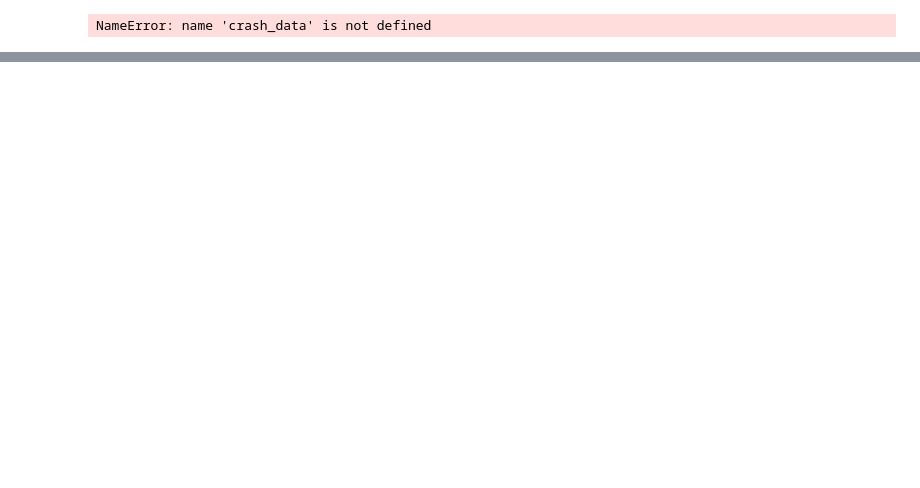
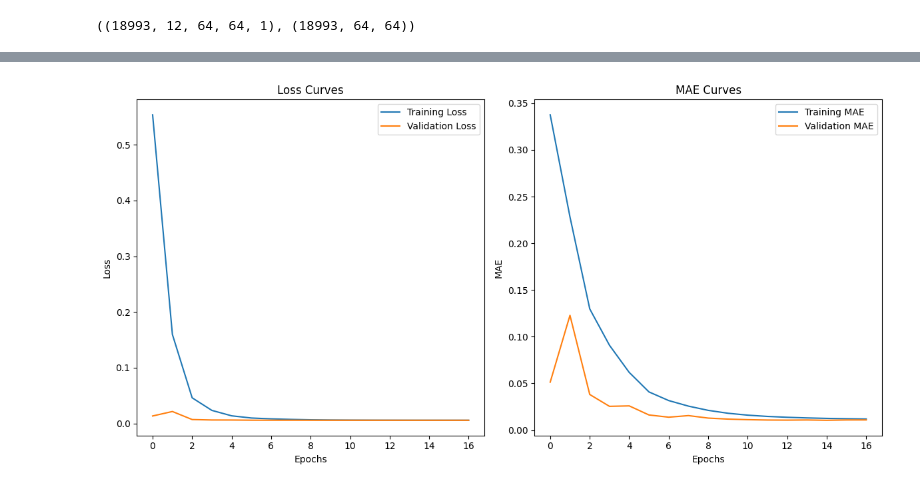
Before and after one commit to kevinhoxha/CSE6242-AccidentPredictor, a Jupyter notebook: ConvLSTM.ipynb, the cells around one changed output, grey strips where cells are left out. Cells and saved outputs as stored; diff of their text form; code cells hidden in the pictures; blank space fills up the shorter version.

Commit message:
finalized convlstm model

```diff
--- a/ConvLSTM.ipynb
+++ b/ConvLSTM.ipynb
@@ -10,0 +13,2 @@ To enable the following instructions: AVX2 FMA, in other operations, rebuild Ten
+# %%
+using_colab = True
@@ -28,5 +59,5 @@ FileNotFoundError: [Errno 2] No such file or directory: 'data/crash_data_2010.cs
 # %%
-def preprocess_fars_data_optimized(data, grid_size=(32, 32), time_steps=12, freq='6H'):
+def preprocess_fars_data_optimized(data, grid_size=(64, 64), time_steps=12, freq='6H'):
     """
     Optimized preprocessing for FARS traffic accident data to reduce memory usage.
 
@@ -40,6 +71,8 @@ def preprocess_fars_data_optimized(data, grid_size=(32, 32), time_steps=12, freq
         X (np.array): Input data of shape (samples, time_steps, grid_size[0], grid_size[1], 1).
         y (np.array): Output labels of shape (samples, grid_size[0], grid_size[1]).
     """
+
+
     # Normalize latitude and longitude to map to grid
     min_lat, max_lat = data['latitude'].min(), data['latitude'].max()
     min_lon, max_lon = data['longitud'].min(), data['longitud'].max()
@@ -75,14 +108,8 @@ def preprocess_fars_data_optimized(data, grid_size=(32, 32), time_steps=12, freq
 
     return X, y
 
-
-# Define features (X) and target (y)
-##X = df[['state', 'county', 'weather', 'lgt_cond', 'time_in_minutes', 'day', 'month', 'year']]
-#y = df[['latitude', 'longitud']]
-
-
 # Reprocess the dataset with optimized settings
-optimized_grid_size = (32, 32)
+optimized_grid_size = (64, 64)
 optimized_time_steps = 12
 optimized_frequency = '6H'
 
@@ -91,7 +118,7 @@ X_opt, y_opt = preprocess_fars_data_optimized(crash_data, optimized_grid_size, o
 # Check the shapes of processed data
 X_opt.shape, y_opt.shape
 # %% [output]
-NameError: name 'crash_data' is not defined
+((18993, 12, 64, 64, 1), (18993, 64, 64))
 # %%
 def build_convlstm_model(input_shape):
     """
@@ -106,23 +133,22 @@ def build_convlstm_model(input_shape):
     model = Sequential([
         ConvLSTM2D(filters=64, kernel_size=(3, 3), padding='same', return_sequences=True, input_shape=input_shape),
         BatchNormalization(),
+        Dropout(0.2),
         ConvLSTM2D(filters=64, kernel_size=(3, 3), padding='same', return_sequences=False),
         BatchNormalization(),
-        Conv2D(filters=1, kernel_size=(1, 1), activation='sigmoid', padding='same'),
-        Flatten(),
-        Dense(input_shape[1] * input_shape[2], activation='softmax')
+        Dropout(0.2),
+        Conv2D(filters=1, kernel_size=(1, 1), activation='linear', padding='same')  # Linear activation for regression
     ])
 
-    model.compile(optimizer='adam', loss='categorical_crossentropy', metrics=['accuracy'])
+    optimizer = Adam(learning_rate=0.00001)
+    model.compile(optimizer=optimizer, loss='mean_squared_error', metrics=['mae'])
+
     return model
 
-# Load dataset
-fars_data = pd.read_csv('fars_data.csv')  # Replace with actual FARS dataset path
-
 # Preprocess data
-grid_size = (32, 32)
+grid_size = (64, 64)
 time_steps = 12
-X, y = preprocess_fars_data_optimized(fars_data, grid_size, time_steps)
+X, y = preprocess_fars_data_optimized(crash_data, grid_size, time_steps)
 
 # Train-test split
 X_train, X_test, y_train, y_test = train_test_split(X, y, test_size=0.2, random_state=42)
@@ -130,10 +156,40 @@ X_train, X_test, y_train, y_test = train_test_split(X, y, test_size=0.2, random_
 # Build model
 input_shape = (time_steps, grid_size[0], grid_size[1], 1)
 model = build_convlstm_model(input_shape)
+early_stopping = EarlyStopping(monitor='val_mae', patience=4, min_delta=0.001, restore_best_weights=True)
 
 # Train model
-model.fit(X_train, y_train, validation_split=0.2, epochs=20, batch_size=16)
+history = model.fit(X_train, y_train, validation_split=0.2, epochs=20, batch_size=16, callbacks=[early_stopping])
 
 # Evaluate model
-test_loss, test_acc = model.evaluate(X_test, y_test)
-print(f"Test Loss: {test_loss}, Test Accuracy: {test_acc}")
+test_loss, test_mae = model.evaluate(X_test, y_test)
+print(f"Test Loss: {test_loss}, Test MAE: {test_mae}")
+
+# Get loss and mae
+train_loss = history.history['loss']
+val_loss = history.history['val_loss']
+train_acc = history.history.get('mae', history.history.get('mae'))
+val_acc = history.history.get('val_mae', history.history.get('val_mae'))
+
+# Plot Loss Curves
+plt.figure(figsize=(12, 6))
+plt.subplot(1, 2, 1)
+plt.plot(range(len(train_loss)), train_loss, label='Training Loss')
+plt.plot(range(len(val_loss)), val_loss, label='Validation Loss')
+plt.title('Loss Curves')
+plt.xlabel('Epochs')
+plt.ylabel('Loss')
+plt.legend()
+
+# Plot MAE Curves
+plt.subplot(1, 2, 2)
+plt.plot(range(len(train_acc)), train_acc, label='Training MAE')
+plt.plot(range(len(val_acc)), val_acc, label='Validation MAE')
+plt.title('MAE Curves')
+plt.xlabel('Epochs')
+plt.ylabel('MAE')
+plt.legend()
+
+plt.tight_layout()
+plt.show()
+# %% [output]
@@ -139,0 +213 @@ print(f"Test Loss: {test_loss}, Test Accuracy: {test_acc}")
+[figure, added]
```
Also changed, not shown: parts of 9 cells of this notebook, 2 other files.
